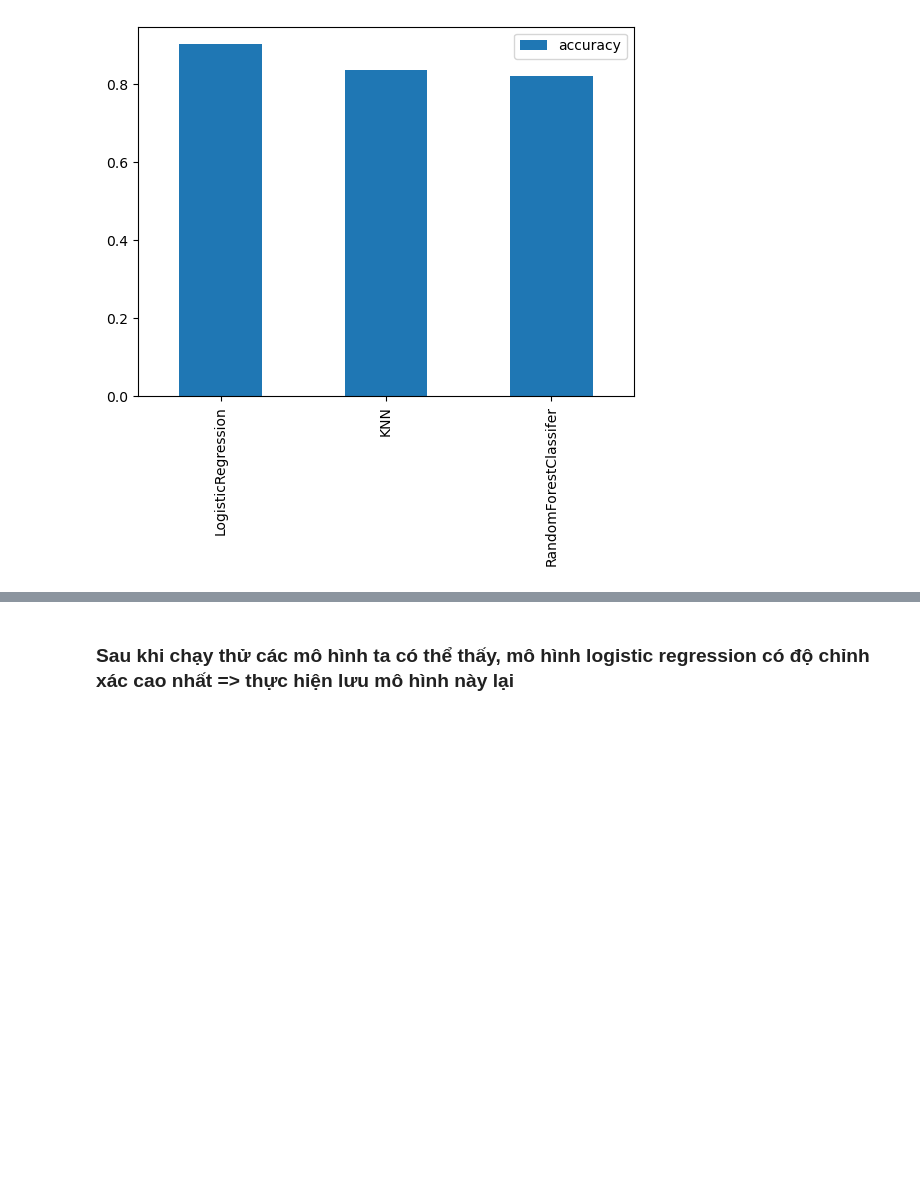
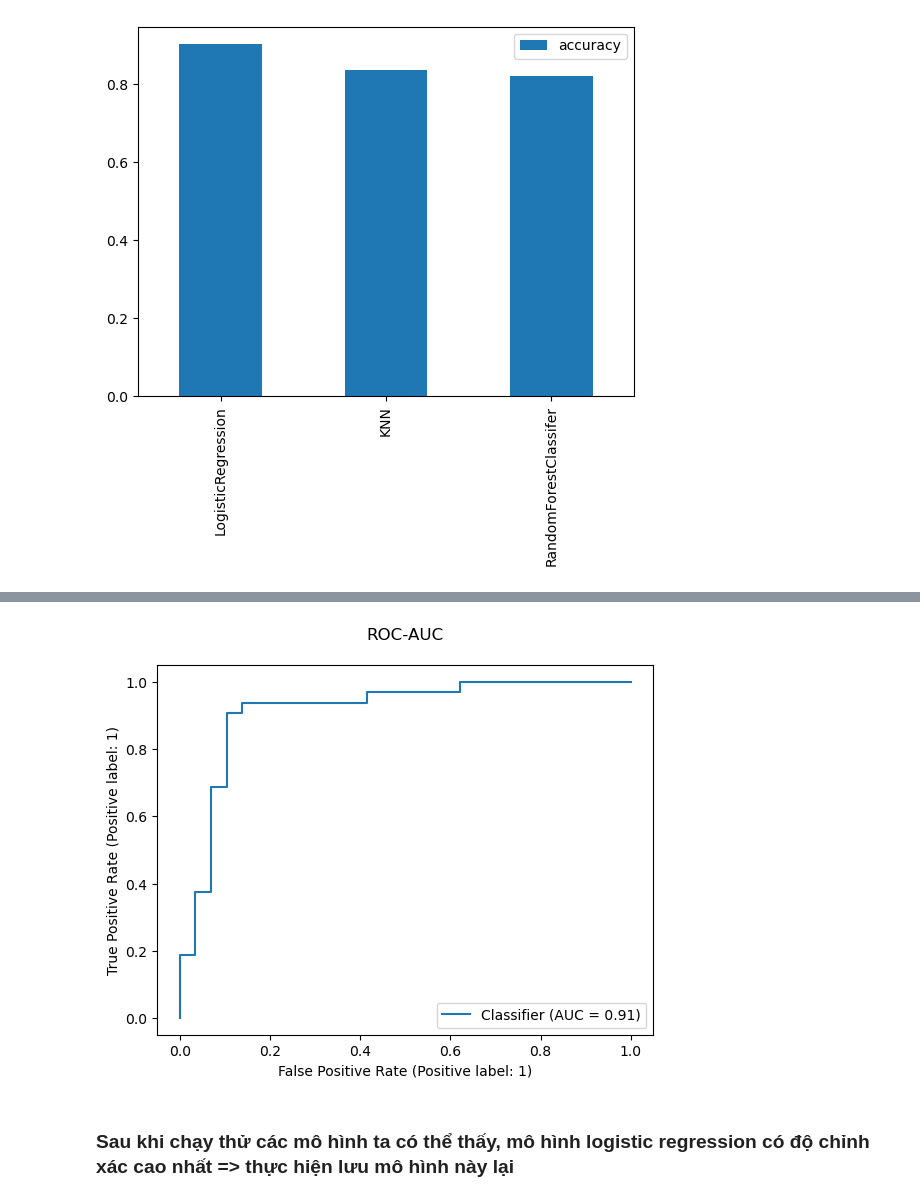
Before and after one commit to Hoa212/-n-CNTT-Heart-Disease-Prediction, a Jupyter notebook: Đề án CNTT .ipynb, the cells around one changed output, grey strips where cells are left out. Cells and saved outputs as stored; diff of their text form; code cells hidden in the pictures; blank space fills up the shorter version.

```diff
--- a/Đề án CNTT .ipynb
+++ b/Đề án CNTT .ipynb
@@ -423,3 +425,9 @@ model_compare.head()
 model_compare.T.plot(kind='bar');
 # %% [output]
 [figure]
+# %%
+# hiển thị classification report for logistic regression
+log_reg = LogisticRegression(max_iter=1000)
+log_reg.fit(X_train, y_train)
+y_preds = log_reg.predict(X_test)
+print(classification_report(y_test, y_preds))
@@ -426,3 +443,12 @@ model_compare.T.plot(kind='bar');
+# %%
+# # ROC curve and AUC for logistic regression
+from sklearn.metrics import RocCurveDisplay
+y_score = LogisticRegression().fit(X_train, y_train).predict_proba(X_test)[:, 1]
+RocCurveDisplay.from_predictions(y_test, y_score)
+plt.title('ROC-AUC\n')
+plt.show()
+# %% [output]
+[figure, added]
 # %% [markdown]
 ### Sau khi chạy thử các mô hình ta có thể thấy, mô hình logistic regression có độ chỉnh xác cao nhất => thực hiện lưu mô hình này lại
 # %% [markdown]
```
Also changed, not shown: parts of 5 cells of this notebook.
